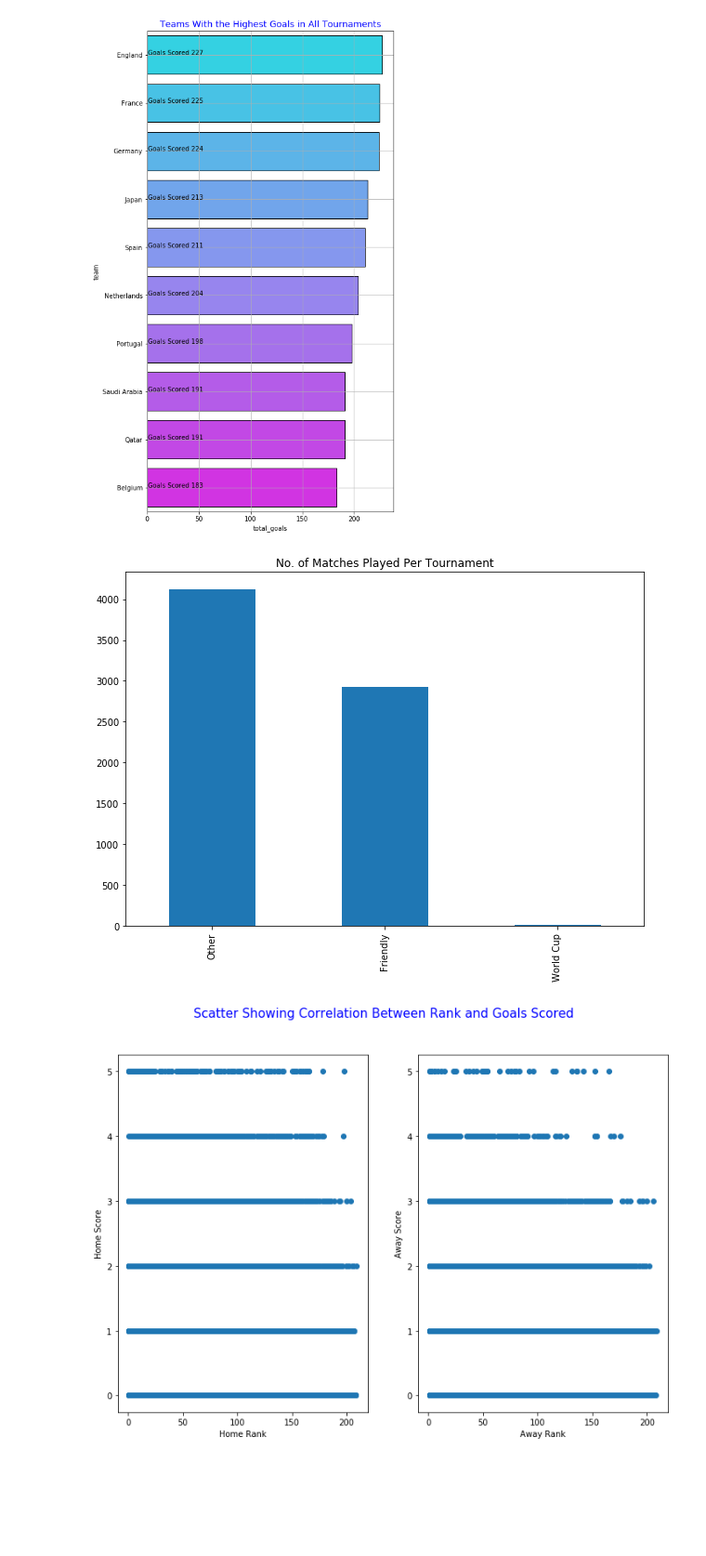
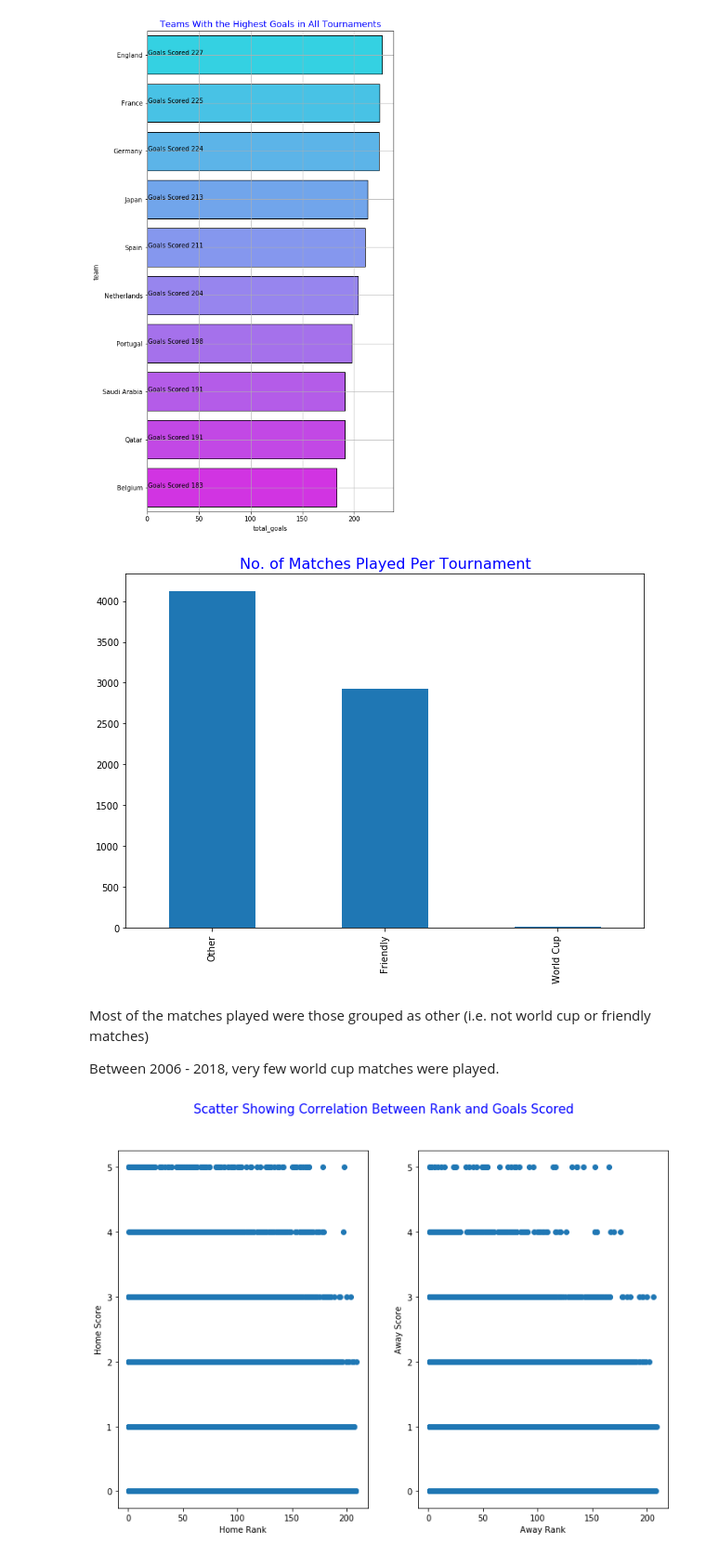
Before and after one commit to booorayan/Regression_fifa, a Jupyter notebook: Football_Match_Predictions_Using_Regression_Models.ipynb, the cells around one changed output. Shown at 93% size. Saved outputs shown, nothing was run; the diff lists cells and outputs as text; code cells hidden in the pictures; blank space fills up the shorter version.

```diff
--- a/Football_Match_Predictions_Using_Regression_Models.ipynb
+++ b/Football_Match_Predictions_Using_Regression_Models.ipynb
@@ -943,11 +943,15 @@ plt.show()
 # %%
 # plotting the distribution of different tournaments
 
 out_f.tournament.value_counts().plot.bar(figsize=(10,7))
-plt.title('No. of Matches Played Per Tournament')
+plt.title('No. of Matches Played Per Tournament', fontsize=(16), color='blue')
 plt.show()
 # %% [output]
-[figure, old version]
+[figure, new version]
+# %% [markdown]
+Most of the matches played were those grouped as other (i.e. not world cup or friendly matches)
+
+Between 2006 - 2018, very few world cup matches were played.
 # %%
 fig, [axx1, axx2] = plt.subplots(nrows=1, ncols=2, figsize=(12,8))
 fig.suptitle('Scatter Showing Correlation Between Rank and Goals Scored', fontsize=15, color='b')
```
Also changed, not shown: parts of 15 cells of this notebook.
